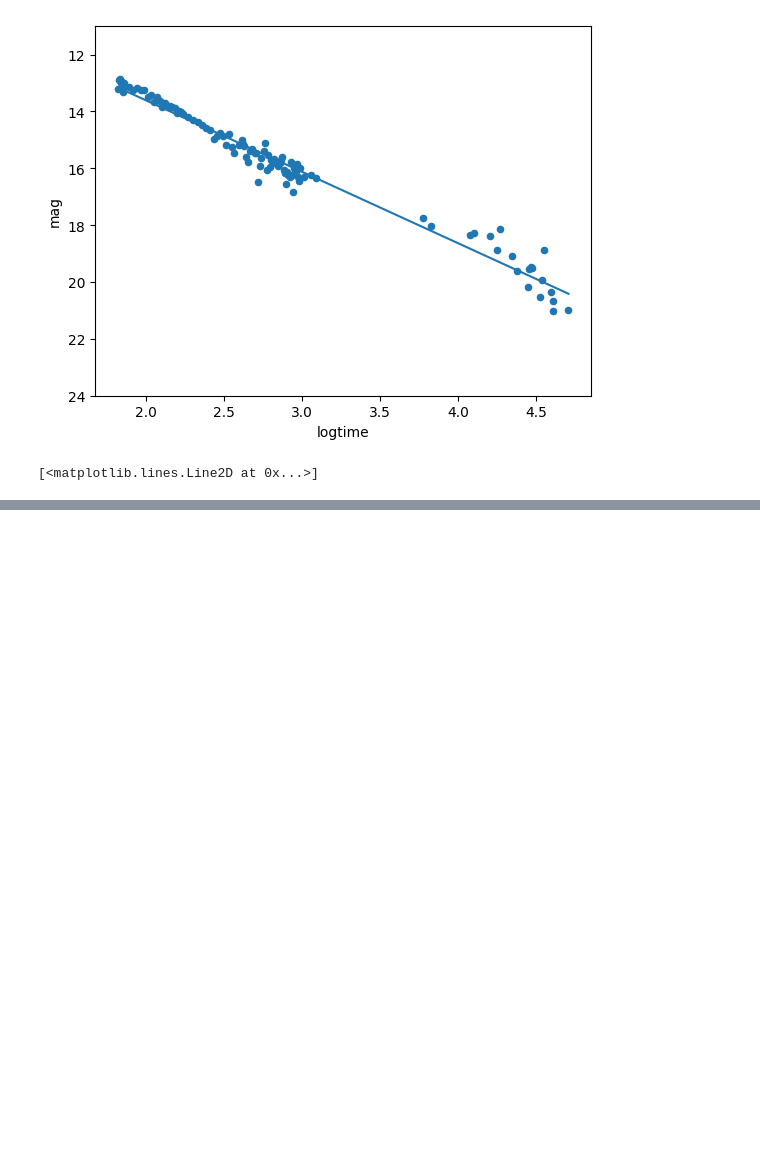
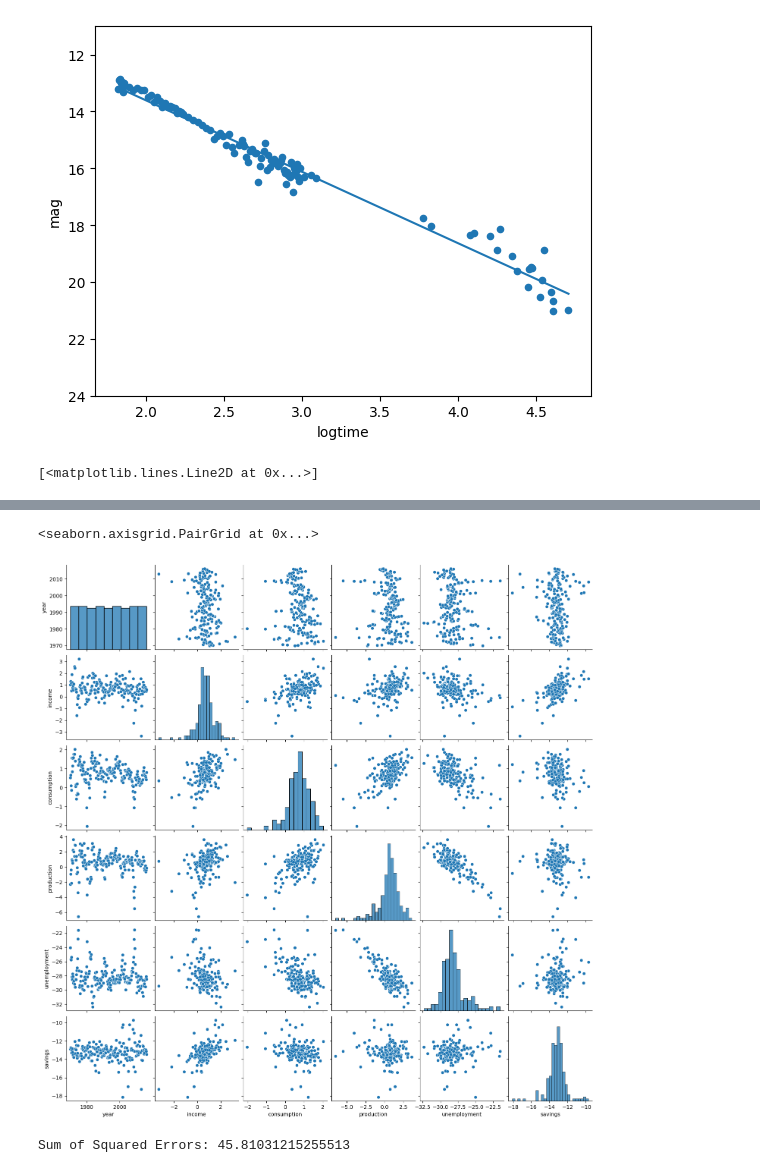
Before and after one commit to urvesh2012/MLTSA25_UBhagat, a Jupyter notebook: labs/MLTSA_WK_3.ipynb, the cells around one changed output, grey strips where cells are left out. Saved outputs shown, nothing was run; the diff lists cells and outputs as text; code cells hidden in the pictures; blank space fills up the shorter version.

```diff
--- a/labs/MLTSA_WK_3.ipynb
+++ b/labs/MLTSA_WK_3.ipynb
@@ -150,0 +221,17 @@ ax.plot(x,lr.predict(X))
+# %%
+# prompt: show the correlation of all variable with one another with a pair plot
+
+import seaborn as sns
+sns.pairplot(consumption_df)
+# %% [output]
+<seaborn.axisgrid.PairGrid at 0x...>
+[figure, added]
+# %%
+# prompt: using the datafram consumption_df fit a line to consumption vs production with sklearn include fitting the intercept and plot the result and show the sum of the square error
+
+import numpy as np
+# Calculate the sum of squared errors
+sse = np.sum((y - y_pred) ** 2)
+print(f"Sum of Squared Errors: {sse}")
+# %% [output]
+Sum of Squared Errors: 45.81031215255513
```
Also changed, not shown: parts of 5 cells of this notebook.
